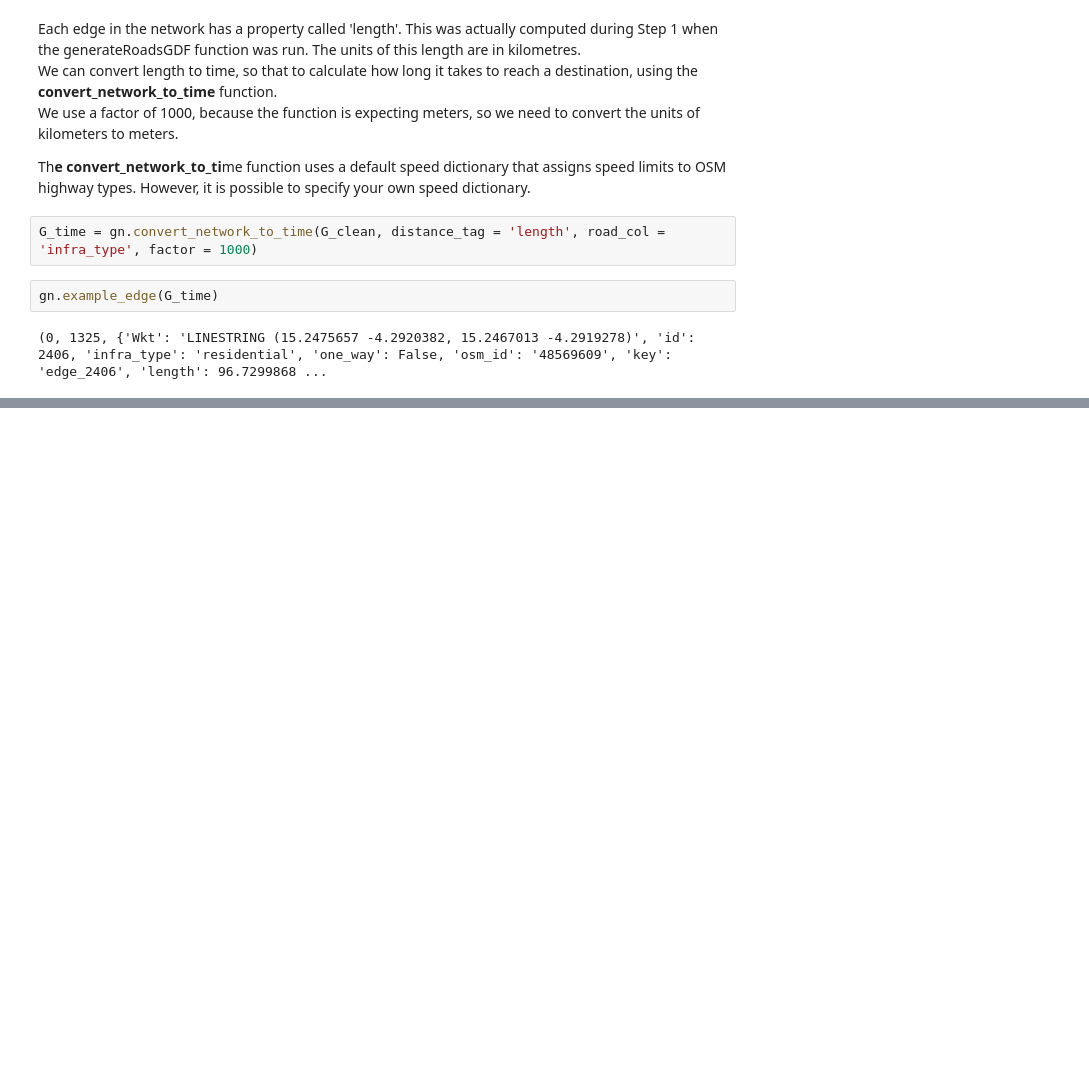
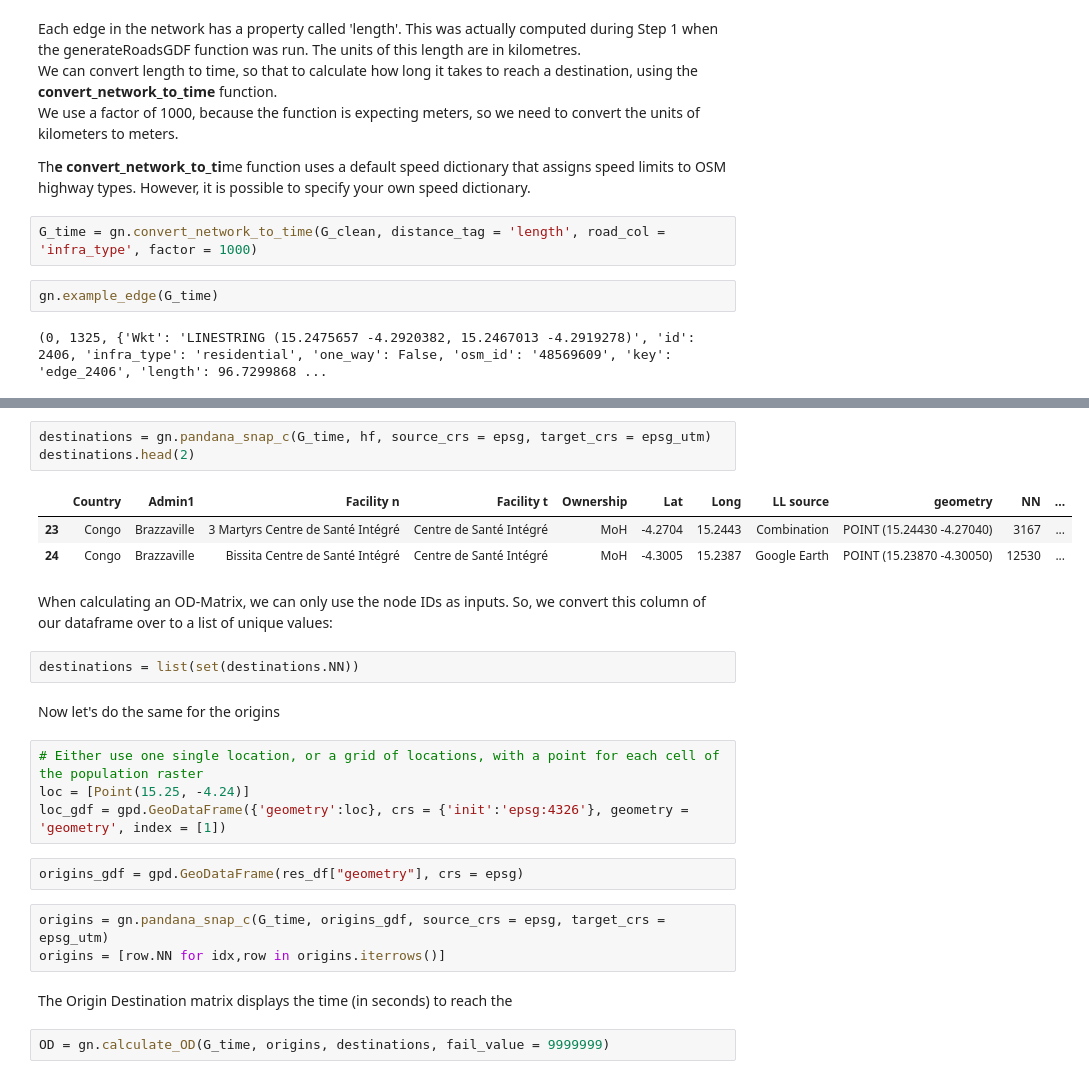
Before and after one commit to worldbank/Health-Access-Metrics, a Jupyter notebook: Tutorials/module2_accessibility.ipynb, the cells around one changed output, grey strips where cells are left out. Cells and saved outputs as stored; diff of their text form; blank space fills up the shorter version.

Commit message:
Finished OD matrix calculation

```diff
--- a/Tutorials/module2_accessibility.ipynb
+++ b/Tutorials/module2_accessibility.ipynb
@@ -398,0 +422,26 @@ start_points = create_grid(flood.bounds, 0.01, 0.01)
+# %%
+destinations = gn.pandana_snap_c(G_time, hf, source_crs = epsg, target_crs = epsg_utm)
+destinations.head(2)
+# %% [output]
+|  | Country | Admin1 | Facility n | Facility t | Ownership | Lat | Long | LL source | geometry | NN | ... |
+| 23 | Congo | Brazzaville | 3 Martyrs Centre de Santé Intégré | Centre de Santé Intégré | MoH | -4.2704 | 15.2443 | Combination | POINT (15.24430 -4.27040) | 3167 | ... |
+| 24 | Congo | Brazzaville | Bissita Centre de Santé Intégré | Centre de Santé Intégré | MoH | -4.3005 | 15.2387 | Google Earth | POINT (15.23870 -4.30050) | 12530 | ... |
+# %% [markdown]
+When calculating an OD-Matrix, we can only use the node IDs as inputs. So, we convert this column of our dataframe over to a list of unique values:
+# %%
+destinations = list(set(destinations.NN))
+# %% [markdown]
+Now let's do the same for the origins
+# %%
+# Either use one single location, or a grid of locations, with a point for each cell of the population raster
+loc = [Point(15.25, -4.24)]
+loc_gdf = gpd.GeoDataFrame({'geometry':loc}, crs = {'init':'epsg:4326'}, geometry = 'geometry', index = [1])
+# %%
+origins_gdf = gpd.GeoDataFrame(res_df["geometry"], crs = epsg)
+# %%
+origins = gn.pandana_snap_c(G_time, origins_gdf, source_crs = epsg, target_crs = epsg_utm)
+origins = [row.NN for idx,row in origins.iterrows()]
+# %% [markdown]
+The Origin Destination matrix displays the time (in seconds) to reach the
+# %%
+OD = gn.calculate_OD(G_time, origins, destinations, fail_value = 9999999)
```
Also changed, not shown: parts of 16 cells of this notebook.
